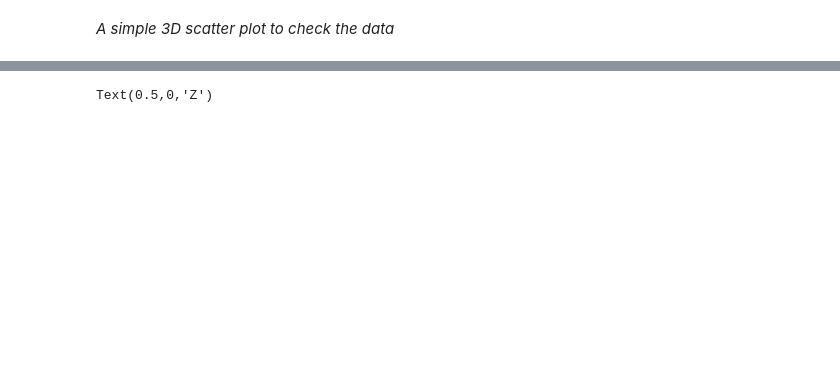
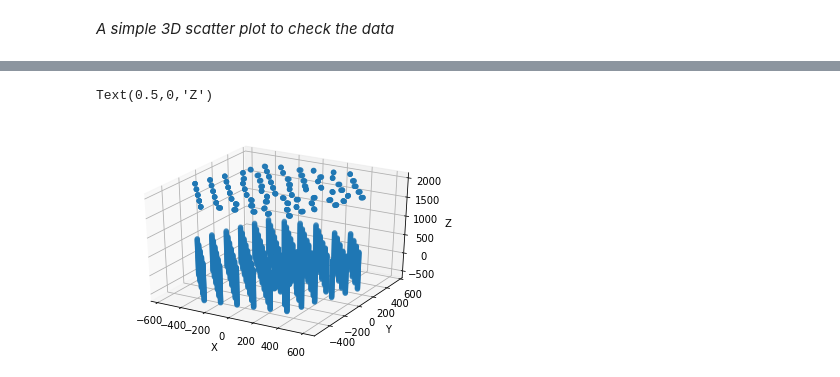
Before and after one commit to ageller/UniviewIceCube, a Jupyter notebook: rawdata/getIceCubeGeom.ipynb, the cells around one changed output, grey strips where cells are left out. Saved outputs shown, nothing was run; the diff lists cells and outputs as text; code cells hidden in the pictures; blank space fills up the shorter version.

```diff
--- a/rawdata/getIceCubeGeom.ipynb
+++ b/rawdata/getIceCubeGeom.ipynb
@@ -46,4 +94,9 @@ import matplotlib.pyplot as plt
 # %%
+g = pd.read_csv('IceCubeGeometry.raw', sep=' ', header=None, names=['x','y','z','f1','f2','f3','f4','f5','f6'])
+x = g['x'].values
+y = g['y'].values
+z = g['z'].values
+
 fig = plt.figure()
 ax = fig.add_subplot(111, projection='3d')
 ax.scatter(x, y, z)
@@ -57 +108,2 @@ ax.set_zlabel('Z')
 Text(0.5,0,'Z')
+[figure, added]
```
Also changed, not shown: parts of 8 cells of this notebook, 10 other files.
